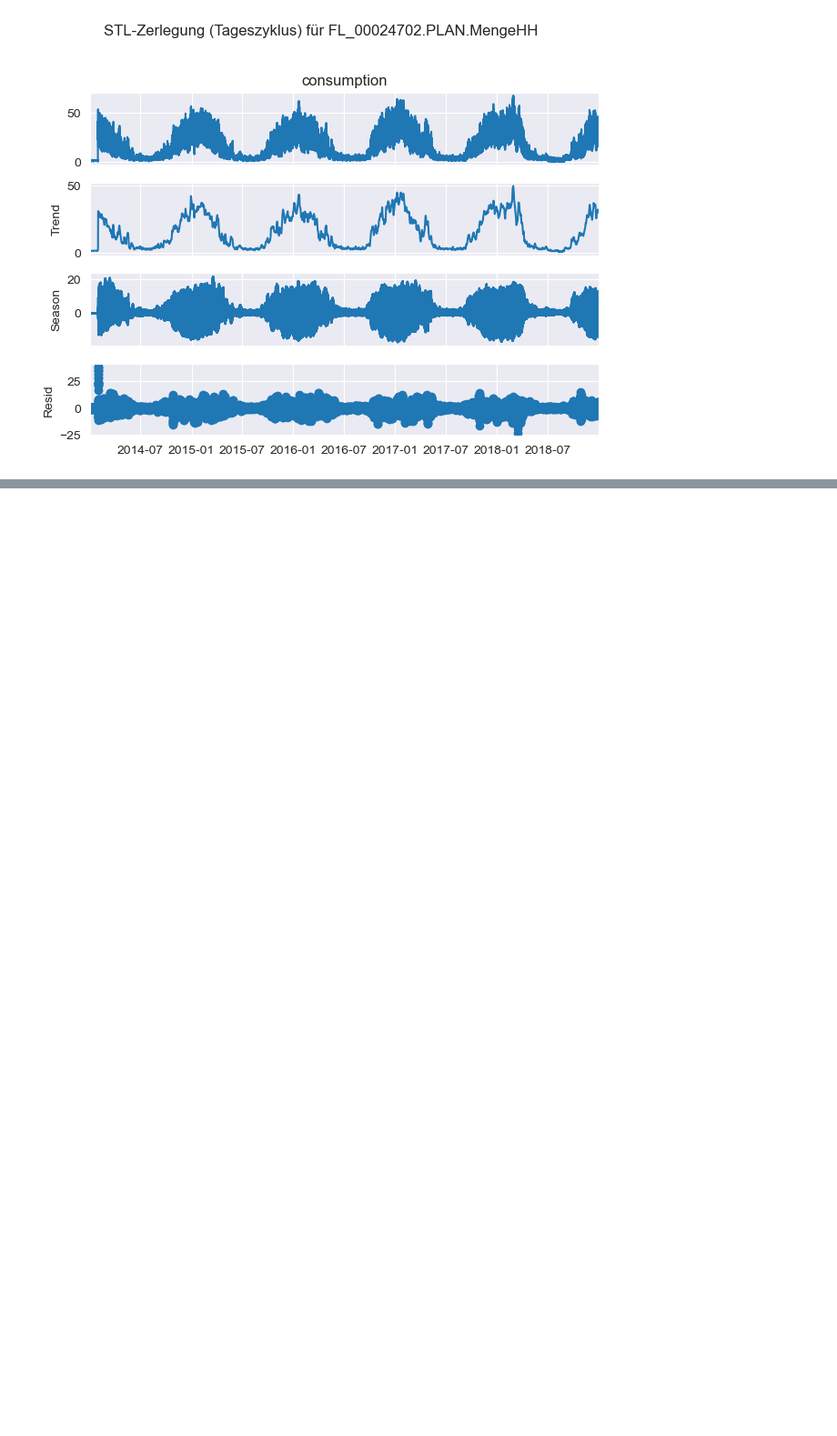
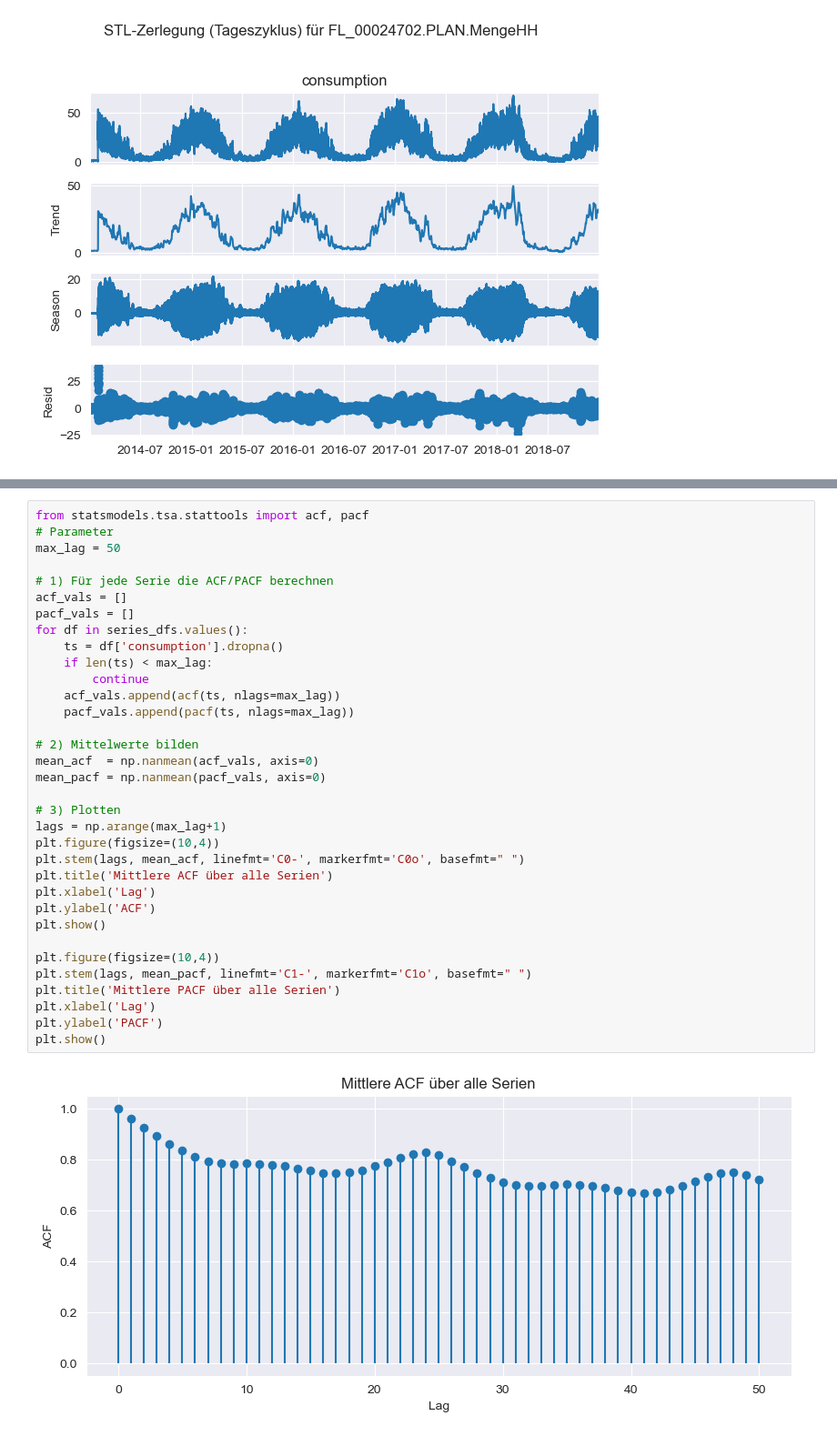
Before and after one commit to johannesgl4d0s/ersatzwerte_project, a Jupyter notebook: notebooks/05_model_identification_sarimax.ipynb, the cells around one changed output, grey strips where cells are left out. Shown at 91% size. Drawn from its saved outputs; the diff is of its cells as text; blank space fills up the shorter version.

```diff
--- a/notebooks/05_model_identification_sarimax.ipynb
+++ b/notebooks/05_model_identification_sarimax.ipynb
@@ -338,0 +456,36 @@ plt.show()
+# %%
+from statsmodels.tsa.stattools import acf, pacf
+# Parameter
+max_lag = 50
+
+# 1) Für jede Serie die ACF/PACF berechnen
+acf_vals = []
+pacf_vals = []
+for df in series_dfs.values():
+    ts = df['consumption'].dropna()
+    if len(ts) < max_lag:
+        continue
+    acf_vals.append(acf(ts, nlags=max_lag))
+    pacf_vals.append(pacf(ts, nlags=max_lag))
+
+# 2) Mittelwerte bilden
+mean_acf  = np.nanmean(acf_vals, axis=0)
+mean_pacf = np.nanmean(pacf_vals, axis=0)
+
+# 3) Plotten
+lags = np.arange(max_lag+1)
+plt.figure(figsize=(10,4))
+plt.stem(lags, mean_acf, linefmt='C0-', markerfmt='C0o', basefmt=" ")
+plt.title('Mittlere ACF über alle Serien')
+plt.xlabel('Lag')
+plt.ylabel('ACF')
+plt.show()
+
+plt.figure(figsize=(10,4))
+plt.stem(lags, mean_pacf, linefmt='C1-', markerfmt='C1o', basefmt=" ")
+plt.title('Mittlere PACF über alle Serien')
+plt.xlabel('Lag')
+plt.ylabel('PACF')
+plt.show()
+# %% [output]
+[figure, added]
```
Also changed, not shown: parts of 6 cells of this notebook, 21 other files.
